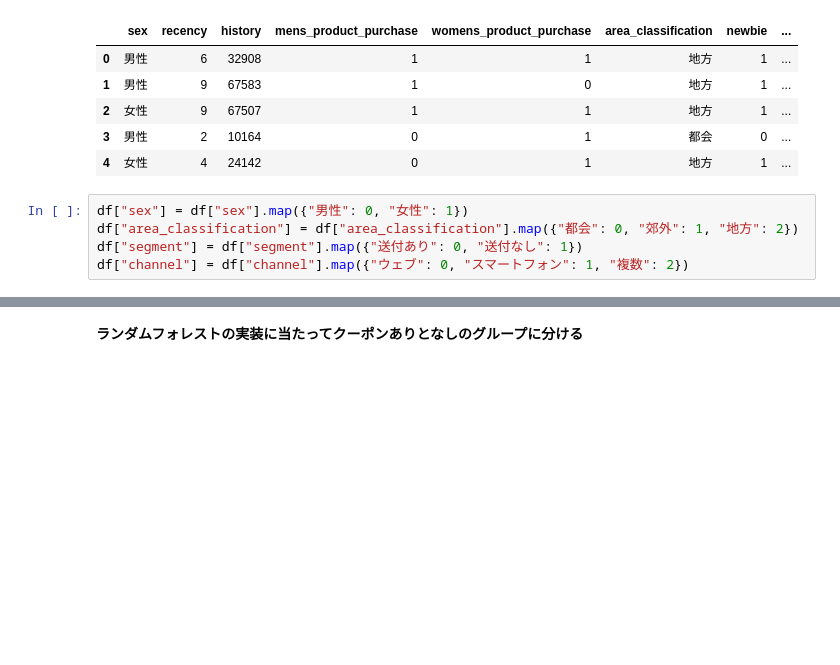
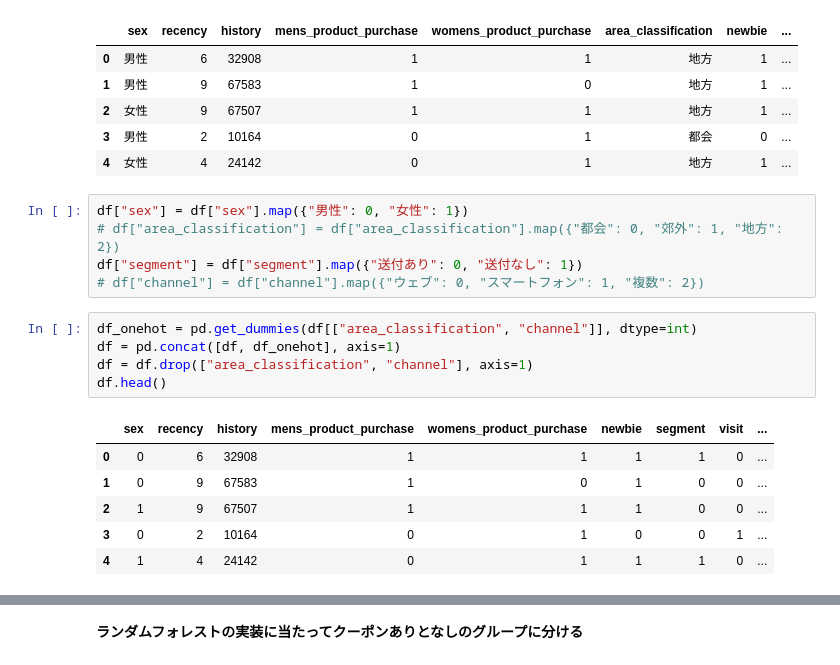
Before and after one commit to Lisankk/Dirisl_Phase2_PJT, a Jupyter notebook: クーポンありモデル_(CVあり)_のつづき.ipynb, the cells around one changed output, grey strips where cells are left out. Cells and saved outputs as stored; diff of their text form; blank space fills up the shorter version.

```diff
--- a/クーポンありモデル_(CVあり)_のつづき.ipynb
+++ b/クーポンありモデル_(CVあり)_のつづき.ipynb
@@ -35,6 +35,18 @@ df.head()
 | 4 | 女性 | 4 | 24142 | 0 | 1 | 地方 | 1 | ... |
 # %%
 df["sex"] = df["sex"].map({"男性": 0, "女性": 1})
-df["area_classification"] = df["area_classification"].map({"都会": 0, "郊外": 1, "地方": 2})
+# df["area_classification"] = df["area_classification"].map({"都会": 0, "郊外": 1, "地方": 2})
 df["segment"] = df["segment"].map({"送付あり": 0, "送付なし": 1})
-df["channel"] = df["channel"].map({"ウェブ": 0, "スマートフォン": 1, "複数": 2})
+# df["channel"] = df["channel"].map({"ウェブ": 0, "スマートフォン": 1, "複数": 2})
+# %%
+df_onehot = pd.get_dummies(df[["area_classification", "channel"]], dtype=int)
+df = pd.concat([df, df_onehot], axis=1)
+df = df.drop(["area_classification", "channel"], axis=1)
+df.head()
+# %% [output]
+|  | sex | recency | history | mens_product_purchase | womens_product_purchase | newbie | segment | visit | ... |
+| 0 | 0 | 6 | 32908 | 1 | 1 | 1 | 1 | 0 | ... |
+| 1 | 0 | 9 | 67583 | 1 | 0 | 1 | 0 | 0 | ... |
+| 2 | 1 | 9 | 67507 | 1 | 1 | 1 | 0 | 0 | ... |
+| 3 | 0 | 2 | 10164 | 0 | 1 | 0 | 0 | 1 | ... |
+| 4 | 1 | 4 | 24142 | 0 | 1 | 1 | 1 | 0 | ... |
```
Also changed, not shown: parts of 17 cells of this notebook.
